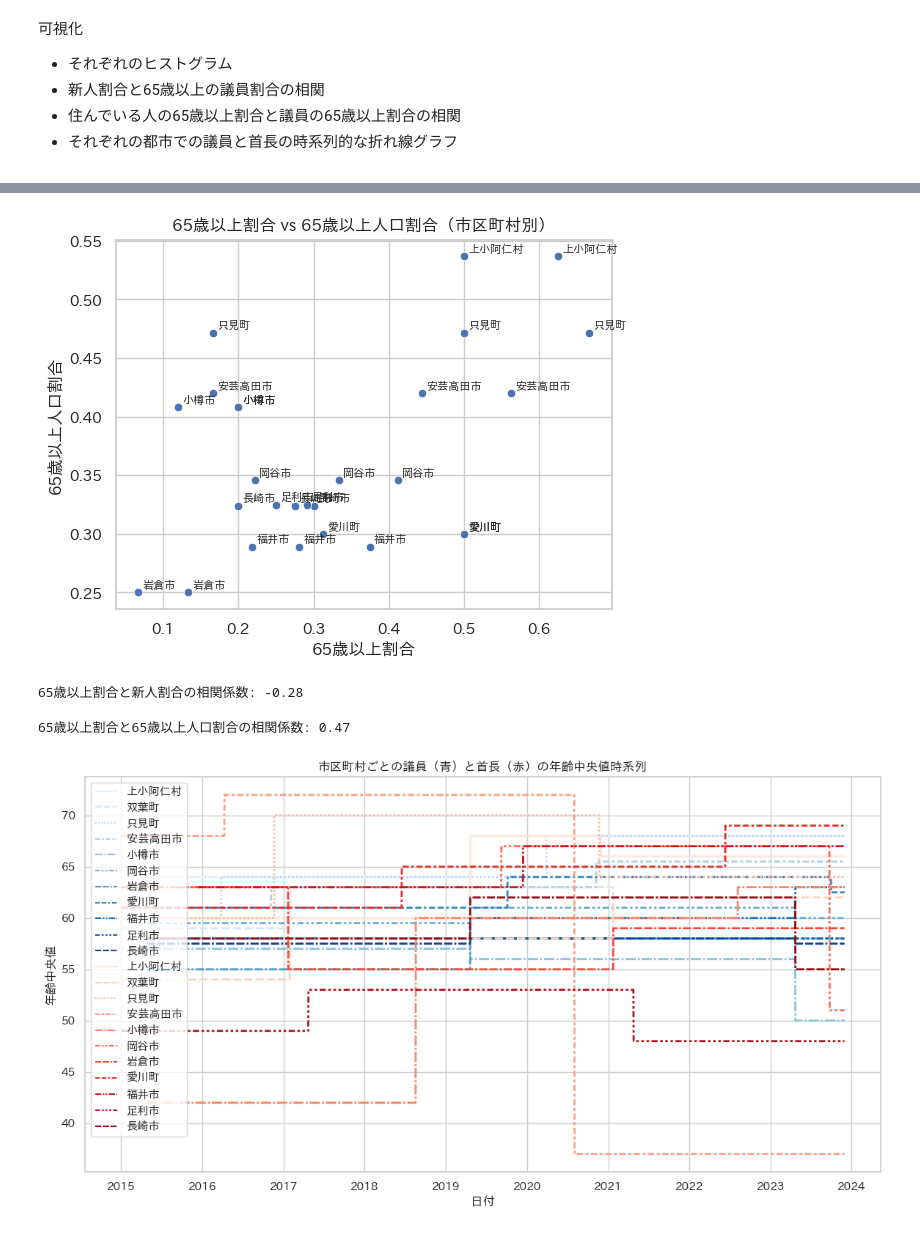
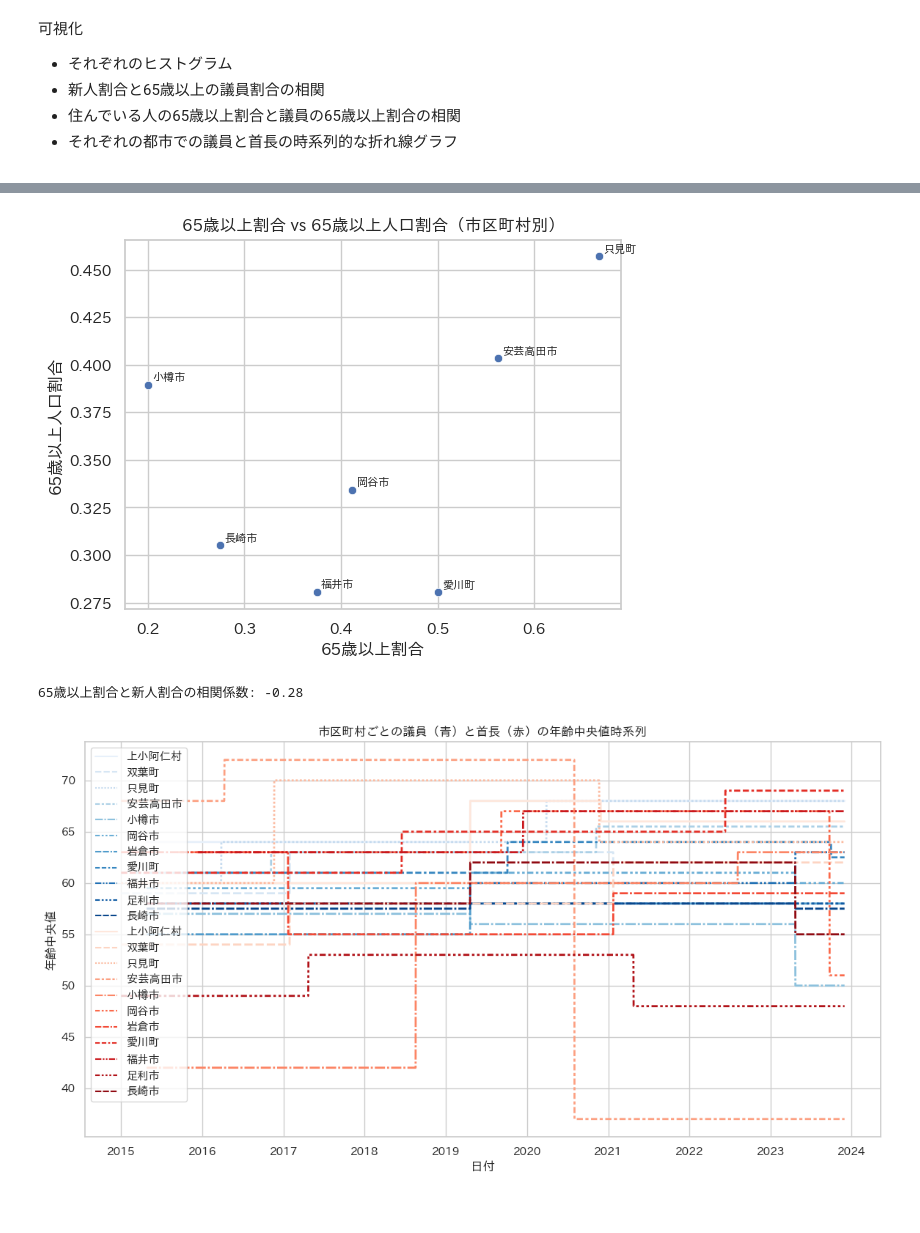
Before and after one commit to shun217/Statistics-Competition_Local-government-policy, a Jupyter notebook: testdata_pre.ipynb, the cells around one changed output, grey strips where cells are left out. Drawn from its saved outputs; the diff is of its cells as text; code cells hidden in the pictures.

```diff
--- a/testdata_pre.ipynb
+++ b/testdata_pre.ipynb
@@ -73,5 +59,6 @@ abv65_df.head()
+# %%
+abv65_meandf = abv65_meandf.merge(df_region_code, on='地域コード', how='left', validate='one_to_one')
 # %% [markdown]
 <p>それぞれのdfの結びつけ</p>
 # %%
-merged_df = df.merge(abv65_df, on="市区町村", how="left")
-merged_df.drop(columns=['総人口','65歳以上人口'], inplace=True)
+merged_df = df.merge(abv65_meandf.drop(columns=['都道府県']), on="市区町村", how="left")
@@ -87,5 +65,8 @@ merged_df.head()
 # %% [markdown]
 <p>議員データと首長データの分離</p>
+# %%
+merged_df['日付'] = pd.to_datetime(merged_df['日付'], format='%Y-%m-%d')
+merged_df['年'] = merged_df['日付'].dt.year
 # %%
 counciler_df = merged_df[merged_df['種別'] == '議員']
 chief_df = merged_df[merged_df['種別'] == '首長']
@@ -131,17 +107,0 @@ plt.show()
-# %%
-# 散布図
-sns.scatterplot(data=counciler_df, x="新人割合", y="65歳以上割合")
-
-# 各点に市区町村名をラベル表示
-for i, row in counciler_df.iterrows():
-    plt.annotate(row["市区町村"],
-                 (row["新人割合"], row["65歳以上割合"]),
-                 fontsize=8,       # 文字サイズ
-                 xytext=(3,3),     # 文字の位置微調整
-                 textcoords="offset points")
-
-
-plt.xlabel("新人割合")
-plt.ylabel("65歳以上割合")
-plt.title("新人割合 vs 65歳以上割合（市区町村別）")
-plt.show()
@@ -150,29 +255,23 @@ plt.show()
 # %%
 # 散布図
-sns.scatterplot(data=counciler_df, x="65歳以上割合", y="65歳以上人口割合")
+sns.scatterplot(data=counciler_df[counciler_df['年'] > 2019], x="65歳以上割合", y="65歳以上人口割合")
 
 # 各点に市区町村名をラベル表示
-for i, row in counciler_df.iterrows():
+for i, row in counciler_df[counciler_df['年'] > 2019].iterrows():
     plt.annotate(row["市区町村"],
                  (row["65歳以上割合"], row["65歳以上人口割合"]),
                  fontsize=8,       # 文字サイズ
                  xytext=(3,3),     # 文字の位置微調整
                  textcoords="offset points")
 
-
 plt.xlabel("65歳以上割合")
 plt.ylabel("65歳以上人口割合")
 plt.title("65歳以上割合 vs 65歳以上人口割合（市区町村別）")
 plt.show()
 # %% [output]
-[figure, old version]
+[figure, new version]
 # %%
 ress = counciler_df["65歳以上割合"].corr(counciler_df["新人割合"])
 print(f"65歳以上割合と新人割合の相関係数: {ress:.2f}")
 # %% [output]
 65歳以上割合と新人割合の相関係数: -0.28
-# %%
-ress = counciler_df["65歳以上割合"].corr(counciler_df["65歳以上人口割合"])
-print(f"65歳以上割合と65歳以上人口割合の相関係数: {ress:.2f}")
-# %% [output]
-65歳以上割合と65歳以上人口割合の相関係数: 0.47
```
Also changed, not shown: parts of 39 cells of this notebook, 1 other file.
